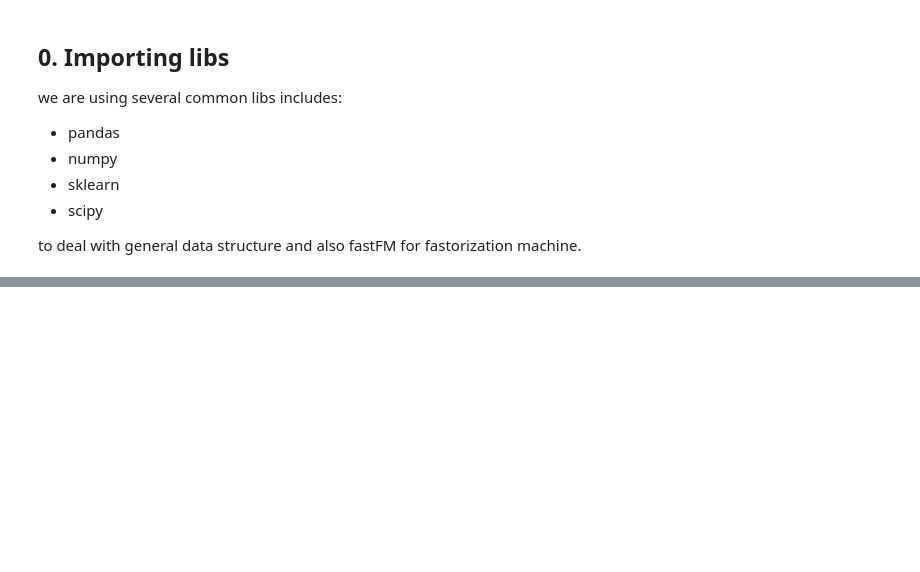
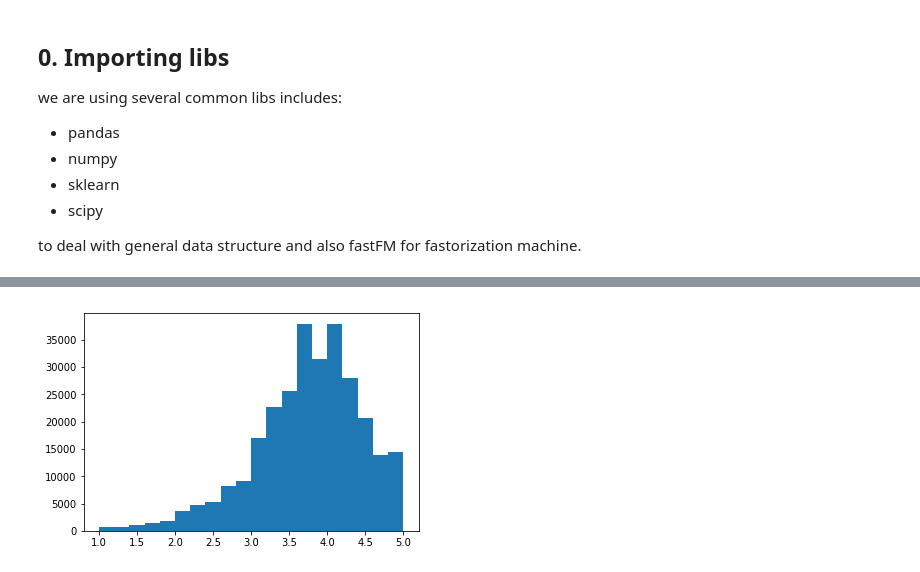
Before and after one commit to liufh3/personalization_final, a Jupyter notebook: Final Report.ipynb, the cells around one changed output, grey strips where cells are left out. Cells and saved outputs as stored; diff of their text form; code cells hidden in the pictures; blank space fills up the shorter version.

```diff
--- a/Final Report.ipynb
+++ b/Final Report.ipynb
@@ -31,0 +37,3 @@ and then we filter out unactive user and split the dataset into train and test d
+# %%
+review_df = pd.read_csv('./yelp_dataset/review.csv')
+review_df.head(3)
@@ -31,0 +53,3 @@ and then we filter out unactive user and split the dataset into train and test d
+# %%
+user_df = pd.read_csv('./yelp_dataset/user.csv')
+user_df.head(3)
@@ -31,0 +66,6 @@ and then we filter out unactive user and split the dataset into train and test d
+# %%
+user_count = review_df['user_id'].value_counts()
+user_count = pd.DataFrame(user_count)
+user_count = user_count[user_count['user_id'] >= 5]
+user_count = user_count.reset_index()
+user_count.columns = ['user_id','count']
@@ -31,0 +129,2 @@ and then we filter out unactive user and split the dataset into train and test d
+# %%
+active_user_df = user_df.merge(user_count,on = 'user_id', how = 'inner')
@@ -31,0 +145,5 @@ and then we filter out unactive user and split the dataset into train and test d
+# %%
+plt.hist(active_user_df['average_stars'],bins = 20)
+plt.show()
+# %% [output]
+[figure, added]
```
Also changed, not shown: parts of 65 cells of this notebook, 3 other files.
